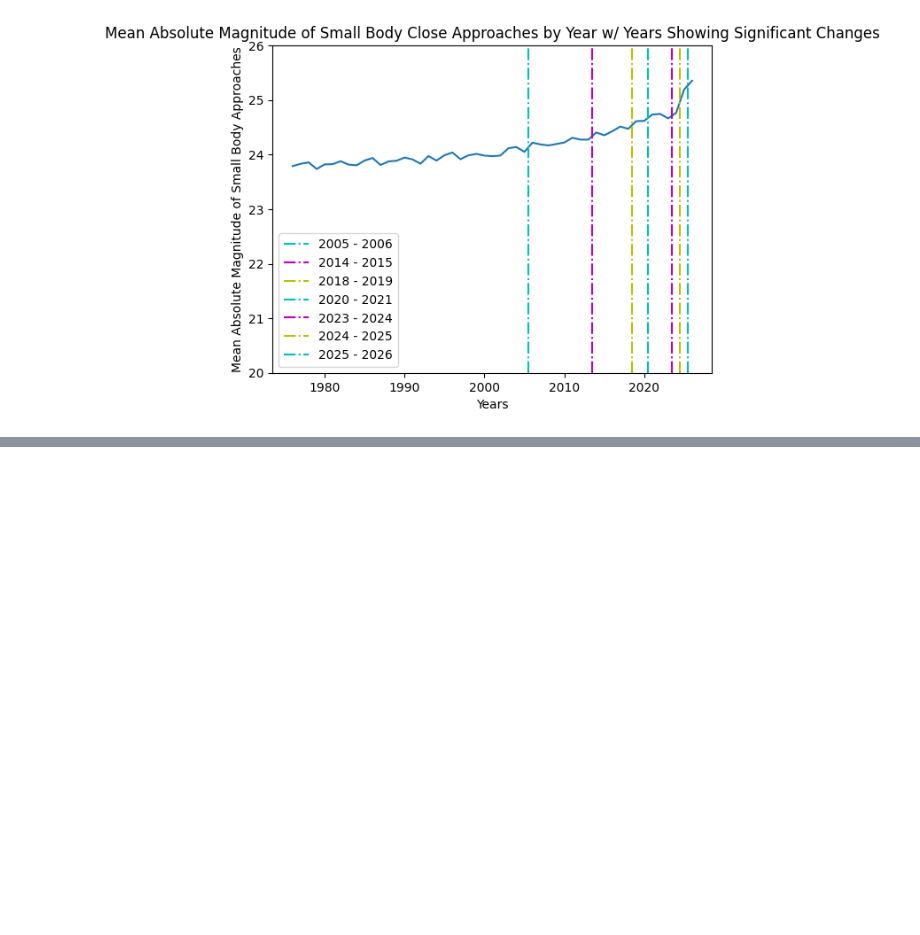
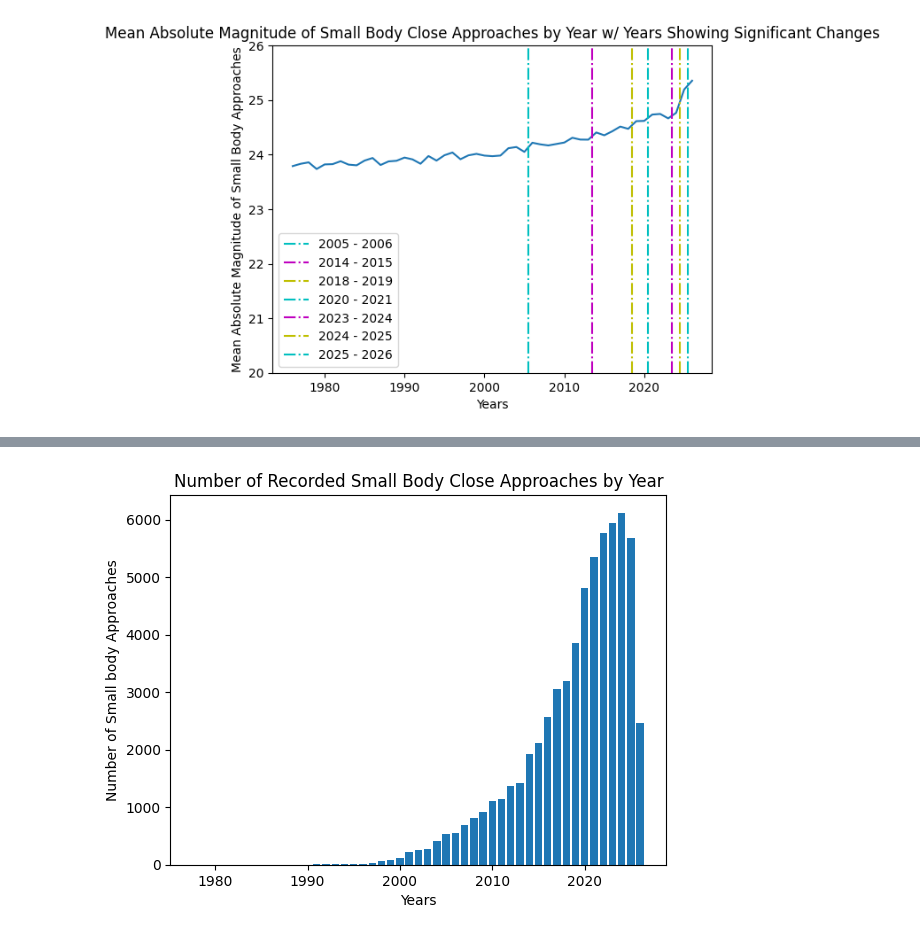
Before and after one commit to benteMarij/DSRP-Small-Body-Close-Approaches-BMdZ, a Jupyter notebook: BMdZ_DSRP_Colab_Small_Body_Close_Approaches.ipynb, the cells around one changed output, grey strips where cells are left out. Saved outputs shown, nothing was run; the diff lists cells and outputs as text; code cells hidden in the pictures; blank space fills up the shorter version.

```diff
--- a/BMdZ_DSRP_Colab_Small_Body_Close_Approaches.ipynb
+++ b/BMdZ_DSRP_Colab_Small_Body_Close_Approaches.ipynb
@@ -611,3 +610,12 @@ plt.legend()
 plt.show()
 # %% [output]
 [figure]
+# %%
+nameList = []
+for name in df['des']:
+  if (len(name) < 7):
+    nameList.append('perm')
+  else:
+    nameList.append('prov')
+df.insert(10, 'name_t', nameList, True)
+df.head(20)
@@ -613,0 +640,13 @@ plt.show()
+# %%
+index = 0
+addList = []
+for body in df['des']:
+  if (df.iloc[index, 10] == 'prov'):
+    if (int((df.iloc[index, 0])[0:4]) <= df.iloc[index, 2]):
+      addList.append(index)
+  index = index + 1
+dfFiltered = df.iloc[addList]
+# %%
+dfFiltered = dfFiltered.reset_index()
+dfFiltered.info()
+dfFiltered.head()
@@ -613,0 +679,15 @@ plt.show()
+# %%
+yrs = dfFiltered['year'].unique()
+yearNum = []
+index = 0
+for group in yrs:
+  yearNum.append(len(dfFiltered[dfFiltered['year'] == group]))
+
+plt.bar(yrs, yearNum)
+plt.title('Number of Recorded Small Body Close Approaches by Year')
+plt.xlabel('Years')
+plt.ylabel('Number of Small body Approaches')
+
+plt.show()
+# %% [output]
+[figure, added]
```
Also changed, not shown: parts of 11 cells of this notebook.
